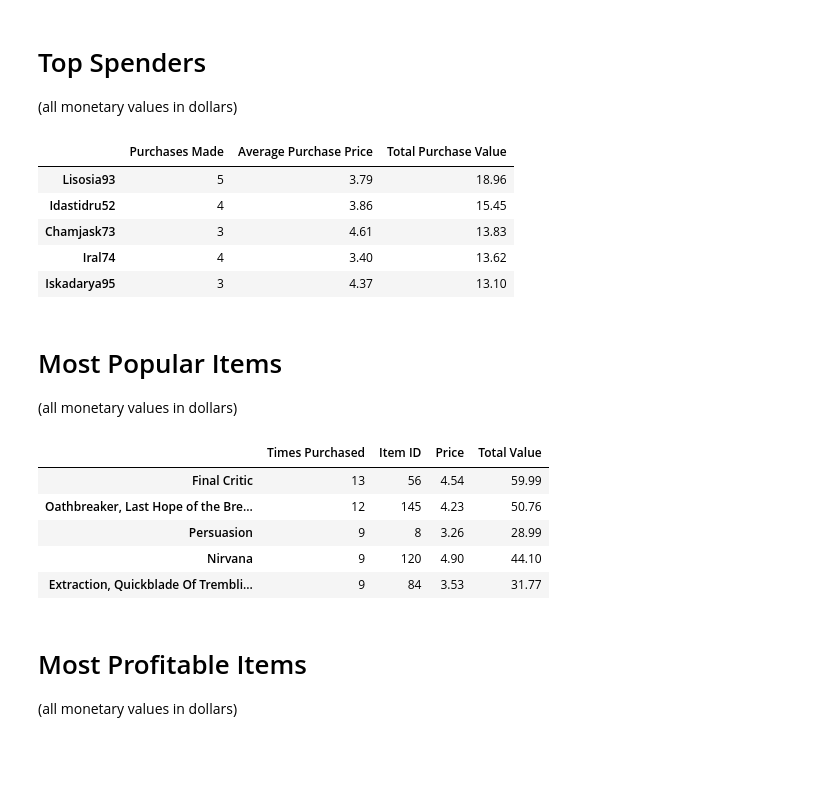
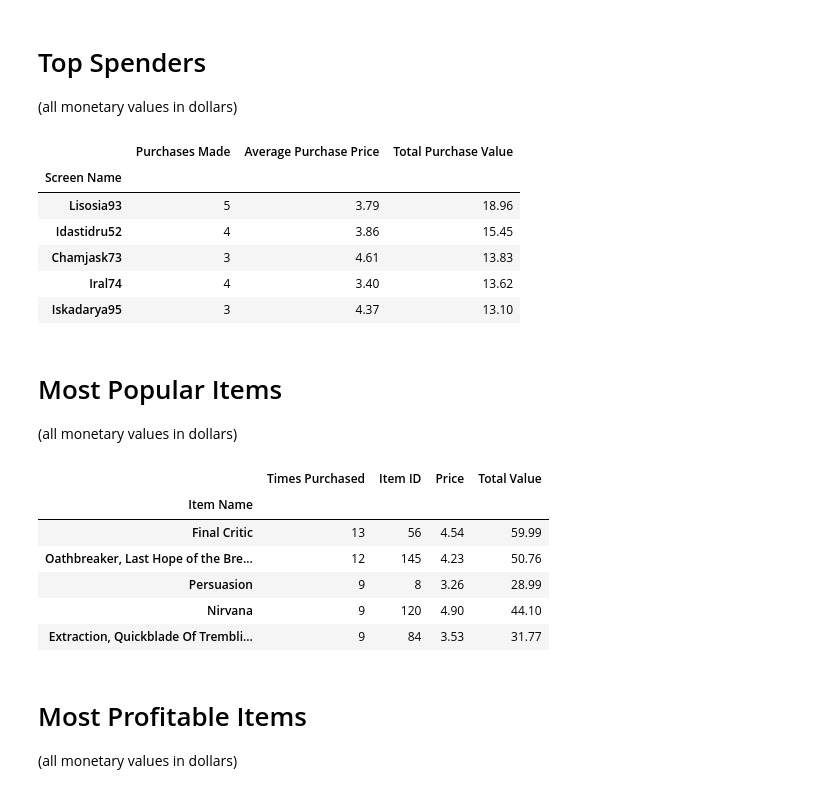
Before and after one commit to IIVIIIII/Heroes_of_Pymoli, a Jupyter notebook: HeroesOfPymoli/HeroesOfPymoli.ipynb, the cells around one changed output. Saved outputs shown, nothing was run; the diff lists cells and outputs as text; code cells hidden in the pictures; blank space fills up the shorter version.

Commit message:
label all indexes

```diff
--- a/HeroesOfPymoli/HeroesOfPymoli.ipynb
+++ b/HeroesOfPymoli/HeroesOfPymoli.ipynb
@@ -261,10 +261,14 @@ spenders_df = pd.DataFrame({"Purchases Made": purchases_made,
 # sort dataframe from highest to lowest spenders
 spenders_df = spenders_df.sort_values(["Total Purchase Value"], ascending=False)
 
+# label index
+spenders_df.index.name = "Screen Name"
+
 # display top 5 spenders
 spenders_df.head(5)
 # %% [output]
 |  | Purchases Made | Average Purchase Price | Total Purchase Value |
+| Screen Name |  |  |  |
 | Lisosia93 | 5 | 3.79 | 18.96 |
 | Idastidru52 | 4 | 3.86 | 15.45 |
 | Chamjask73 | 3 | 4.61 | 13.83 |
@@ -276,29 +280,33 @@ spenders_df.head(5)
 # %%
 # group original dataframe by items
 items_group = hop_df.groupby(["Item Name"])
 
 # calculate data on most popular items
 times_purchased = hop_df["Item Name"].value_counts()
 item_id = hop_df["Item ID"].unique()
 price = items_group["Price"].unique()
 total_value = round(items_group["Price"].sum(), 2)
 
 # create dataframe with calculated values
 item_df = pd.DataFrame({"Times Purchased": times_purchased,
                         "Item ID": item_id,
                         "Price": price,
                         "Total Value": total_value})
 
 # sort dataframe by most to least purchased items
 popular_df = item_df.sort_values(["Times Purchased"], ascending=False)
 
 # calculate average price of items with multiple prices
 popular_df['Price'] = price.apply(lambda x: round(np.mean(x), 2))
 
+# label index
+popular_df.index.name = "Item Name"
+
 # display top 5 most popular items
 popular_df.head(5)
 # %% [output]
 |  | Times Purchased | Item ID | Price | Total Value |
+| Item Name |  |  |  |  |
 | Final Critic | 13 | 56 | 4.54 | 59.99 |
 | Oathbreaker, Last Hope of the Bre... | 12 | 145 | 4.23 | 50.76 |
 | Persuasion | 9 | 8 | 3.26 | 28.99 |
```
Also changed, not shown: parts of 1 cell of this notebook.
